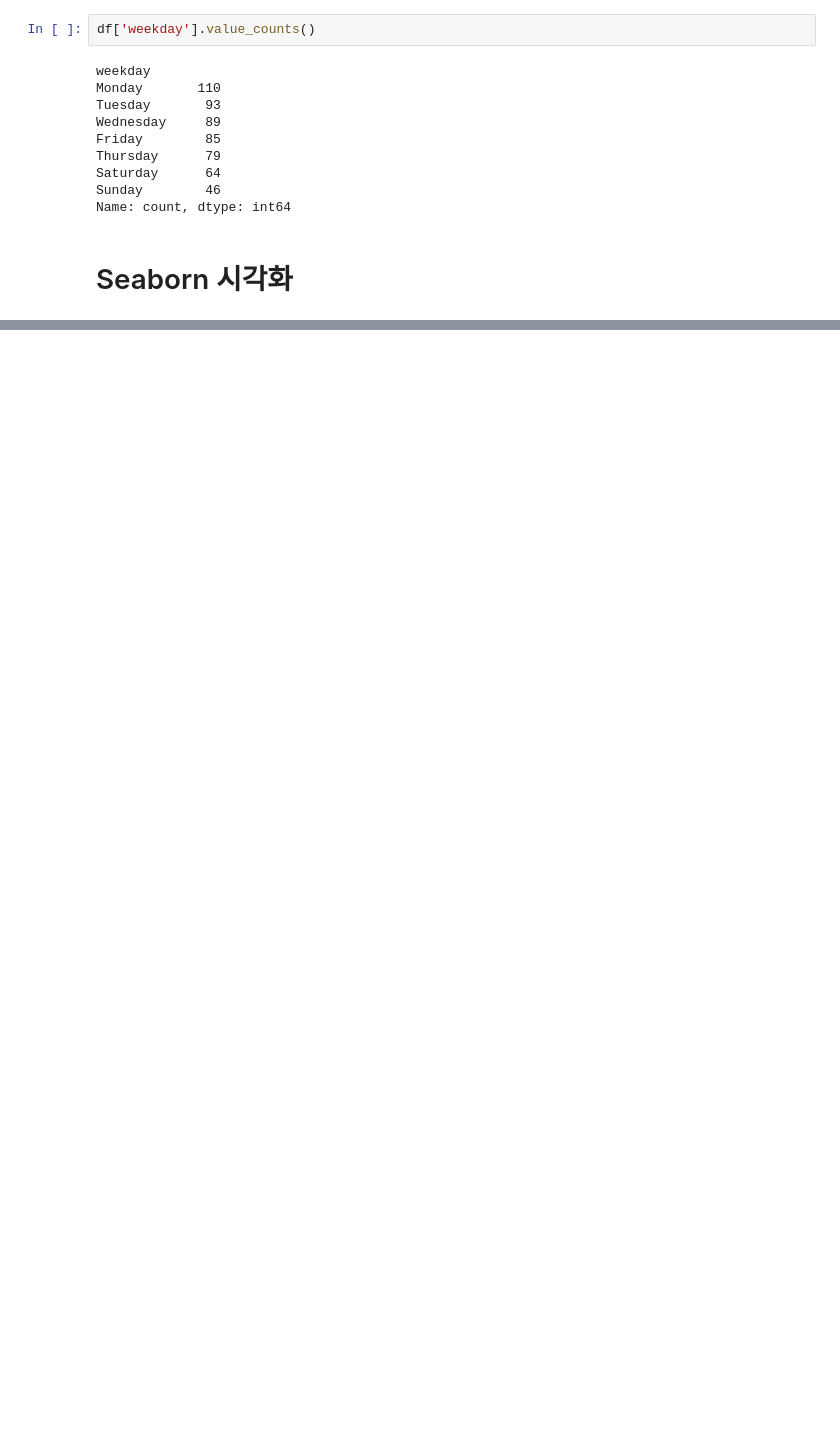
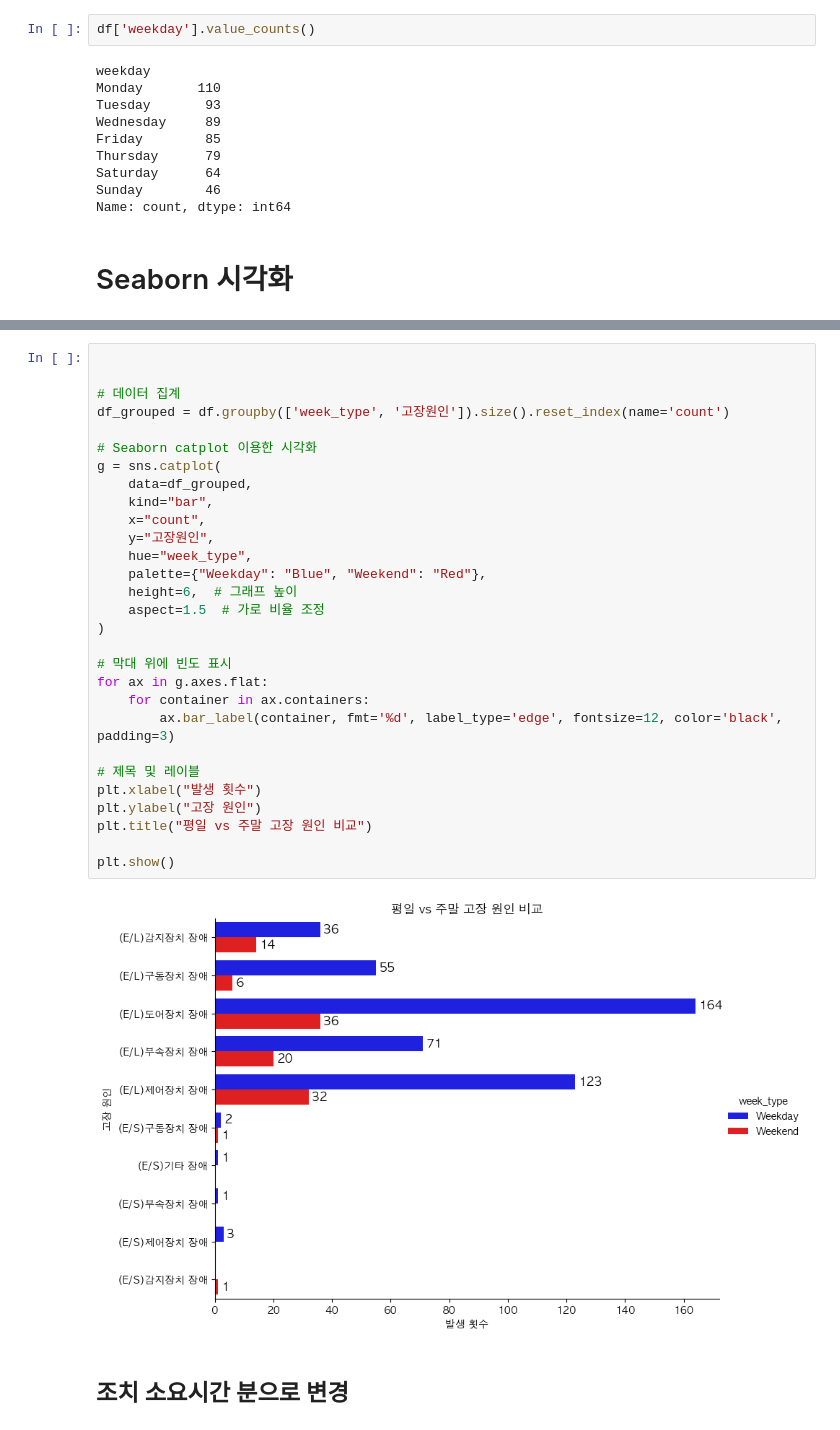
Before and after one commit to torabo/project, a Jupyter notebook: subway_problem/eda.ipynb, the cells around one changed output, grey strips where cells are left out. Drawn from its saved outputs; the diff is of its cells as text; blank space fills up the shorter version.

```diff
--- a/subway_problem/eda.ipynb
+++ b/subway_problem/eda.ipynb
@@ -59,0 +157,33 @@ Passing `palette` without assigning `hue` is deprecated and will be removed in v
+# %%
+
+
+# 데이터 집계
+df_grouped = df.groupby(['week_type', '고장원인']).size().reset_index(name='count')
+
+# Seaborn catplot 이용한 시각화
+g = sns.catplot(
+    data=df_grouped,
+    kind="bar",
+    x="count",
+    y="고장원인",
+    hue="week_type",
+    palette={"Weekday": "Blue", "Weekend": "Red"},
+    height=6,  # 그래프 높이
+    aspect=1.5  # 가로 비율 조정
+)
+
+# 막대 위에 빈도 표시
+for ax in g.axes.flat:
+    for container in ax.containers:
+        ax.bar_label(container, fmt='%d', label_type='edge', fontsize=12, color='black', padding=3)
+
+# 제목 및 레이블
+plt.xlabel("발생 횟수")
+plt.ylabel("고장 원인")
+plt.title("평일 vs 주말 고장 원인 비교")
+
+plt.show()
+# %% [output]
+[figure, added]
+# %% [markdown]
+## 조치 소요시간 분으로 변경
```
Also changed, not shown: parts of 12 cells of this notebook.
